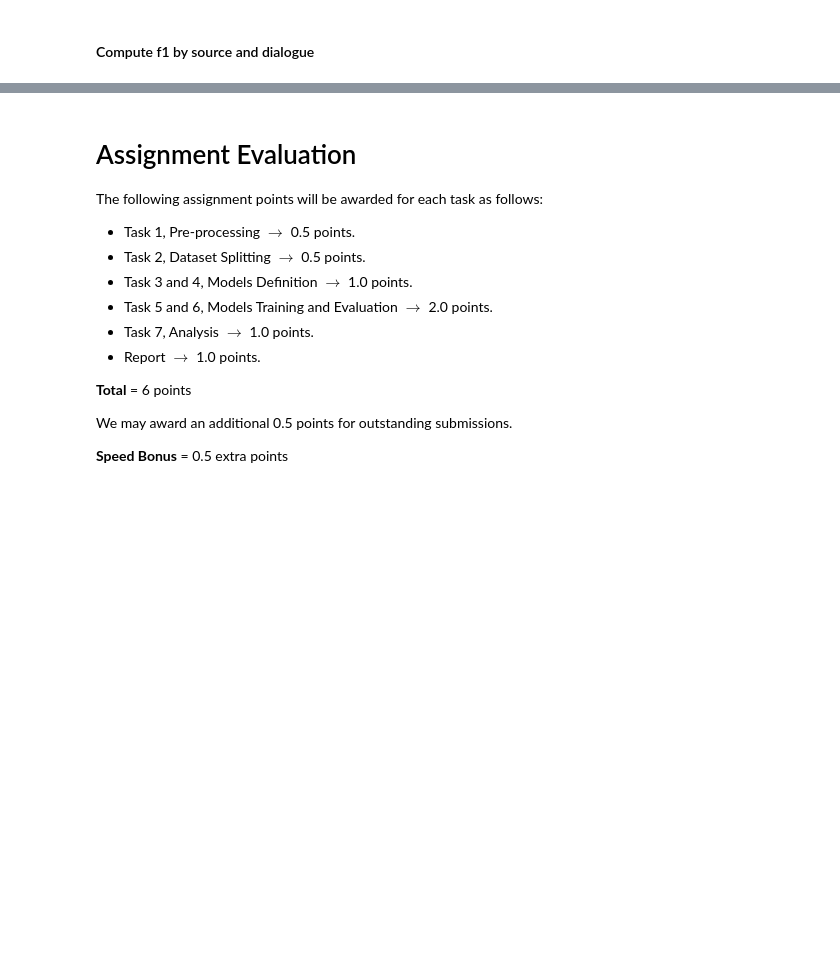
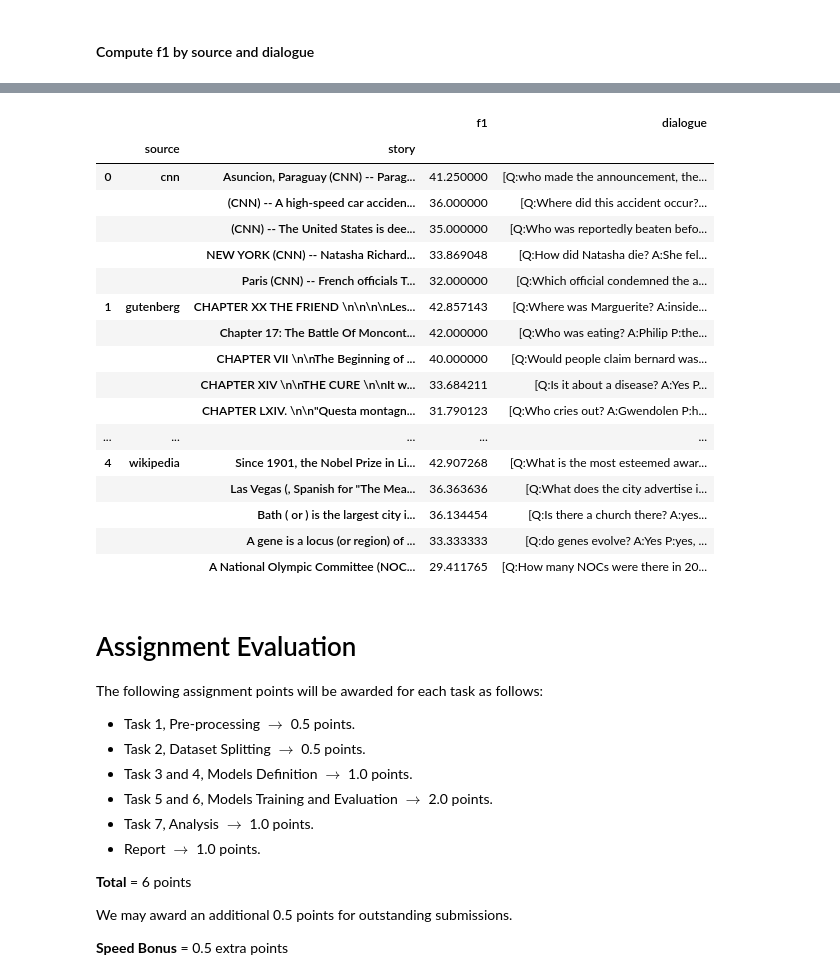
Before and after one commit to Valendrew/pos-tagging-abstractive-qa, a Jupyter notebook: Question_answering/master-nlp-ass02.ipynb, the cells around one changed output, grey strips where cells are left out. Saved outputs shown, nothing was run; the diff lists cells and outputs as text; code cells hidden in the pictures; blank space fills up the shorter version.

```diff
--- a/Question_answering/master-nlp-ass02.ipynb
+++ b/Question_answering/master-nlp-ass02.ipynb
@@ -1237,3 +1469,25 @@ df_f1.head()
+# %%
+best_5_dialogues = df_f1.groupby('source', as_index=False).apply(lambda x: x.nlargest(5, columns=['f1']))
+display(best_5_dialogues)
+# %% [output]
+|  |  |  | f1 | dialogue |
+|  | source | story |  |  |
+| 0 | cnn | Asuncion, Paraguay (CNN) -- Parag... | 41.250000 | [Q:who made the announcement, the... |
+|  |  | (CNN) -- A high-speed car acciden... | 36.000000 | [Q:Where did this accident occur?... |
+|  |  | (CNN) -- The United States is dee... | 35.000000 | [Q:Who was reportedly beaten befo... |
+|  |  | NEW YORK (CNN) -- Natasha Richard... | 33.869048 | [Q:How did Natasha die? A:She fel... |
+|  |  | Paris (CNN) -- French officials T... | 32.000000 | [Q:Which official condemned the a... |
+| 1 | gutenberg | CHAPTER XX THE FRIEND \n\n\n\nLes... | 42.857143 | [Q:Where was Marguerite? A:inside... |
+|  |  | Chapter 17: The Battle Of Moncont... | 42.000000 | [Q:Who was eating? A:Philip P:the... |
+|  |  | CHAPTER VII \n\nThe Beginning of ... | 40.000000 | [Q:Would people claim bernard was... |
+|  |  | CHAPTER XIV \n\nTHE CURE \n\nIt w... | 33.684211 | [Q:Is it about a disease? A:Yes P... |
+|  |  | CHAPTER LXIV. \n\n"Questa montagn... | 31.790123 | [Q:Who cries out? A:Gwendolen P:h... |
+| ... | ... | ... | ... | ... |
+| 4 | wikipedia | Since 1901, the Nobel Prize in Li... | 42.907268 | [Q:What is the most esteemed awar... |
+|  |  | Las Vegas (, Spanish for "The Mea... | 36.363636 | [Q:What does the city advertise i... |
+|  |  | Bath ( or ) is the largest city i... | 36.134454 | [Q:Is there a church there? A:yes... |
+|  |  | A gene is a locus (or region) of ... | 33.333333 | [Q:do genes evolve? A:Yes P:yes, ... |
+|  |  | A National Olympic Committee (NOC... | 29.411765 | [Q:How many NOCs were there in 20... |
 # %% [markdown]
 # Assignment Evaluation
 
```
Also changed, not shown: parts of 62 cells of this notebook.
